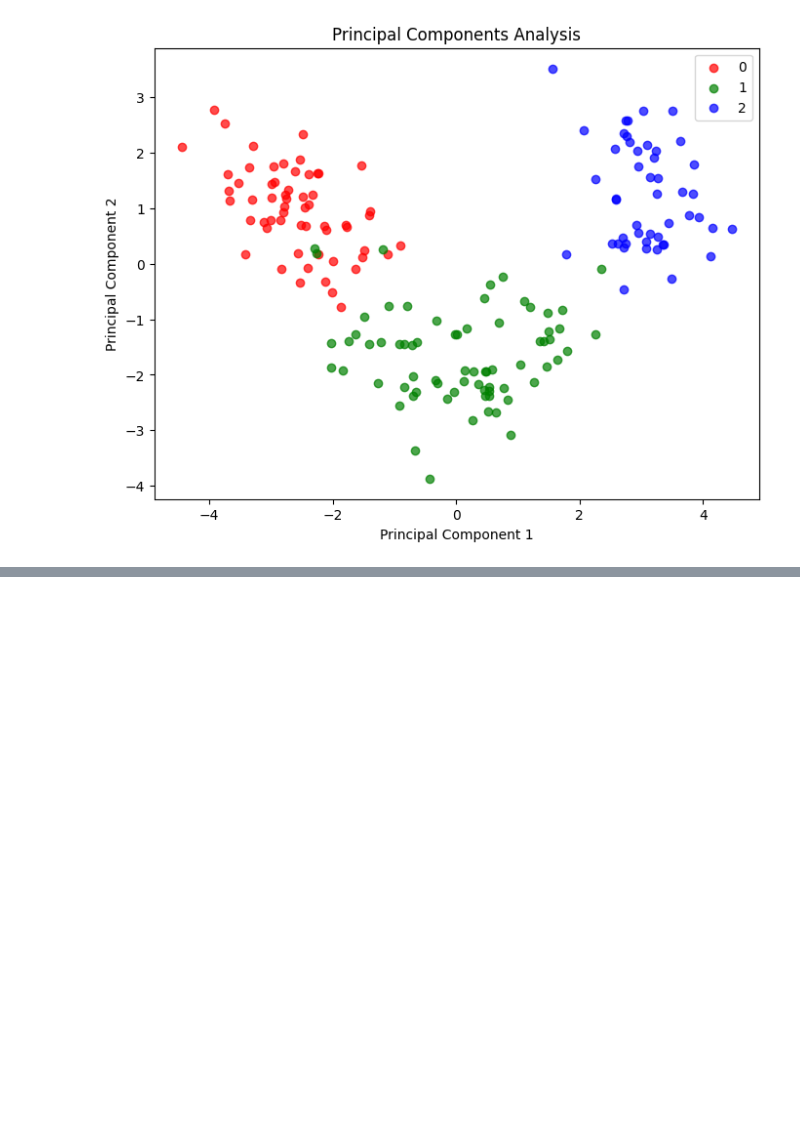
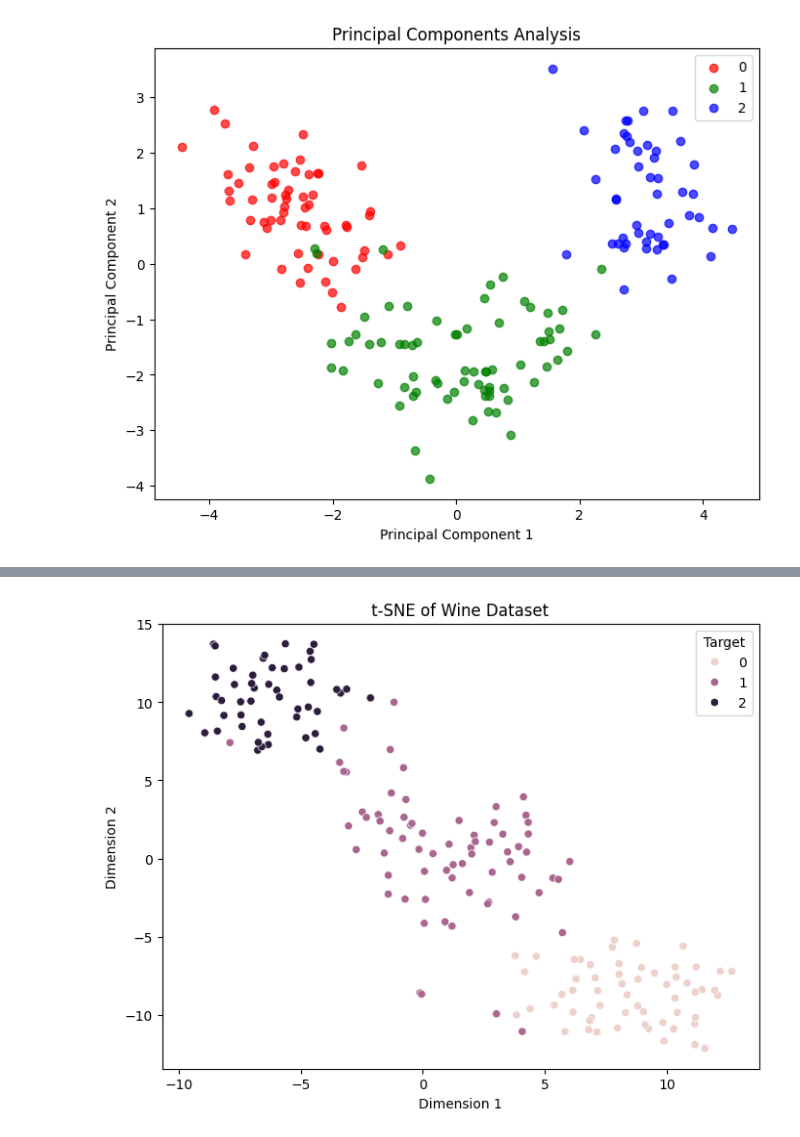
Before and after one commit to amirabbasgashtil/data-mining-course, a Jupyter notebook: notebooks/Han_chapter2.ipynb, the cells around one changed output, grey strips where cells are left out. Drawn from its saved outputs; the diff is of its cells as text; code cells hidden in the pictures; blank space fills up the shorter version.

```diff
--- a/notebooks/Han_chapter2.ipynb
+++ b/notebooks/Han_chapter2.ipynb
@@ -991,0 +1037,34 @@ plt.show()
+# %%
+import pandas as pd
+import matplotlib.pyplot as plt
+import seaborn as sns
+from sklearn.datasets import load_wine
+from sklearn.manifold import TSNE
+from sklearn.preprocessing import StandardScaler
+
+# load the Wine dataset
+wine = load_wine()
+X = wine.data
+y = wine.target
+
+# standardize the data
+scaler = StandardScaler()
+X_scaled = scaler.fit_transform(X)
+
+# apply t-sne
+tsne = TSNE(n_components=2)
+X_tsne = tsne.fit_transform(X_scaled)
+
+# convert t-sne results to a DataFrame
+tsne_df = pd.DataFrame(data=X_tsne, columns=['Dimension 1', 'Dimension 2'])
+tsne_df['Target'] = y
+
+# plot
+plt.figure(figsize=(8, 6))
+sns.scatterplot(x='Dimension 1', y='Dimension 2', hue='Target', data=tsne_df)
+plt.title("t-SNE of Wine Dataset")
+plt.xlabel("Dimension 1")
+plt.ylabel("Dimension 2")
+plt.show()
+# %% [output]
+[figure, added]
```
Also changed, not shown: parts of 3 cells of this notebook.
